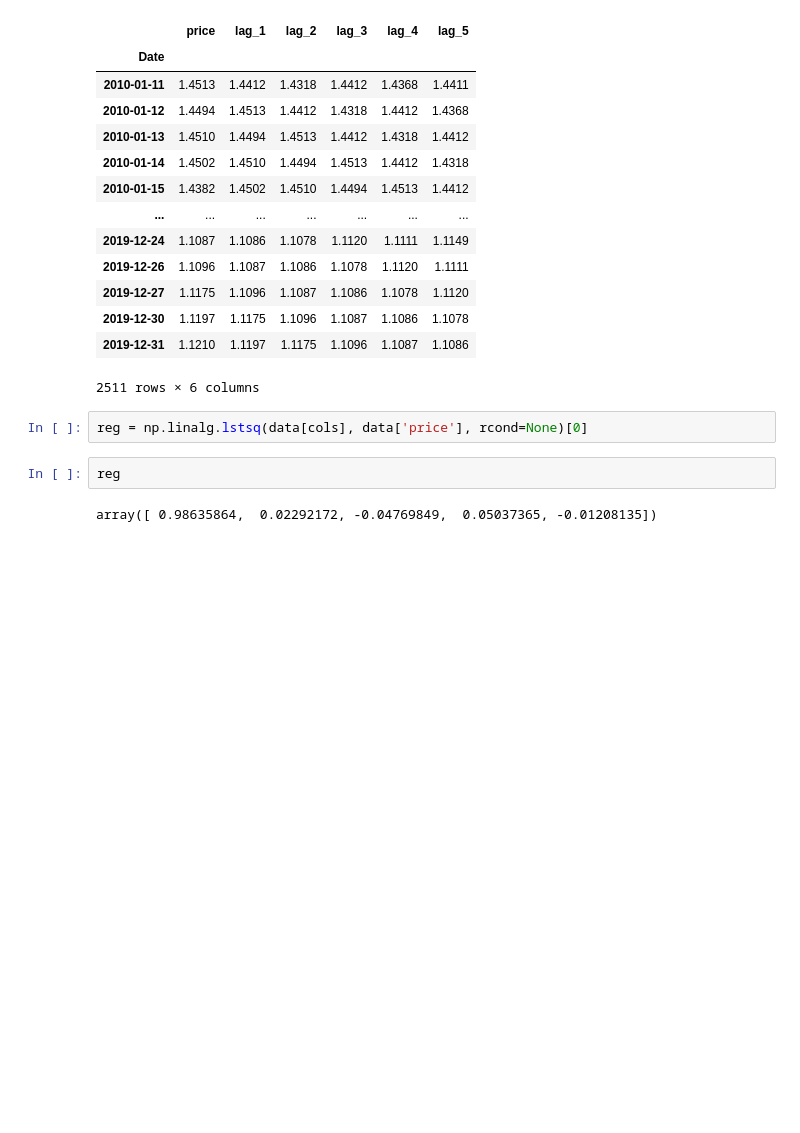
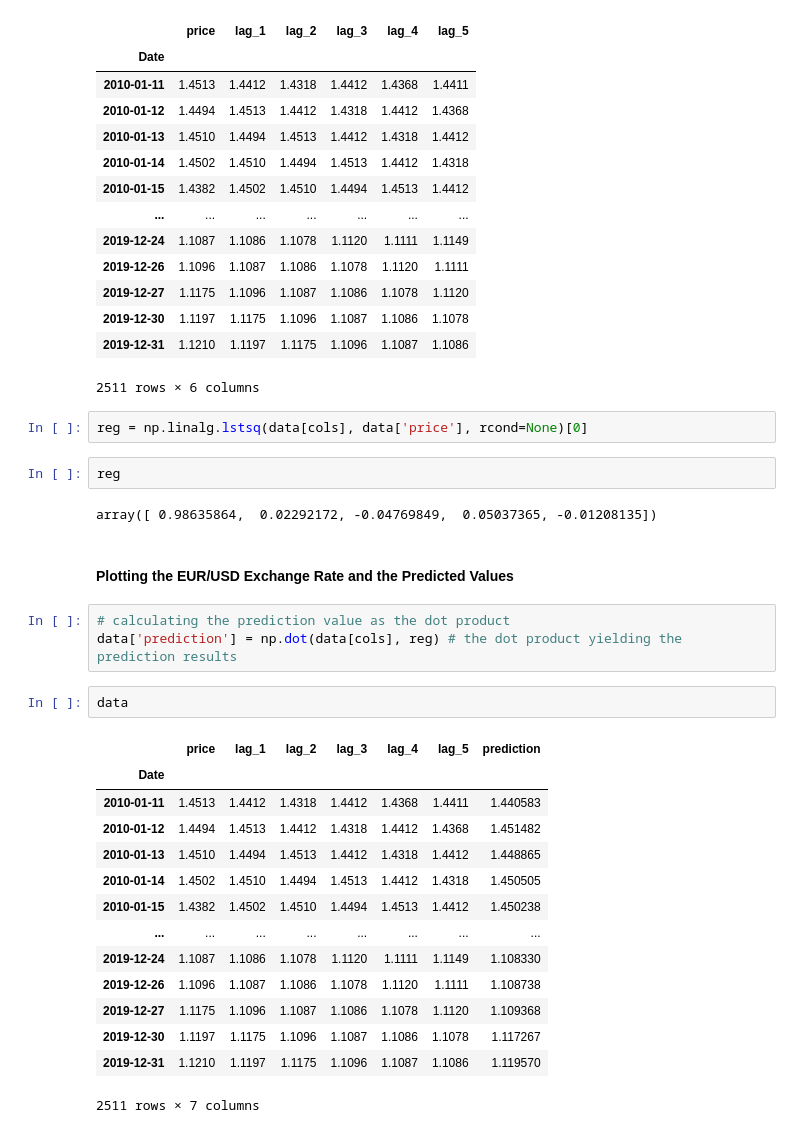
Before and after one commit to mindeleven/Analyzing-financial-data-with-python-and-rust, a Jupyter notebook: algorithmic_trading/algorithmic-trading-hilpisch/python_for_algorithmic_trading/ch05_Predicting_Market_Movements_with_ML/02_predicting_index_levels.ipynb, the cells around one changed output. Drawn from its saved outputs; the diff is of its cells as text; blank space fills up the shorter version.

```diff
--- a/algorithmic_trading/algorithmic-trading-hilpisch/python_for_algorithmic_trading/ch05_Predicting_Market_Movements_with_ML/02_predicting_index_levels.ipynb
+++ b/algorithmic_trading/algorithmic-trading-hilpisch/python_for_algorithmic_trading/ch05_Predicting_Market_Movements_with_ML/02_predicting_index_levels.ipynb
@@ -128,3 +128,25 @@ reg = np.linalg.lstsq(data[cols], data['price'], rcond=None)[0]
 reg
 # %% [output]
 array([ 0.98635864,  0.02292172, -0.04769849,  0.05037365, -0.01208135])
+# %% [markdown]
+#### __Plotting the EUR/USD Exchange Rate and the Predicted Values__
+# %%
+# calculating the prediction value as the dot product
+data['prediction'] = np.dot(data[cols], reg) # the dot product yielding the prediction results
+# %%
+data
+# %% [output]
+|  | price | lag_1 | lag_2 | lag_3 | lag_4 | lag_5 | prediction |
+| Date |  |  |  |  |  |  |  |
+| 2010-01-11 | 1.4513 | 1.4412 | 1.4318 | 1.4412 | 1.4368 | 1.4411 | 1.440583 |
+| 2010-01-12 | 1.4494 | 1.4513 | 1.4412 | 1.4318 | 1.4412 | 1.4368 | 1.451482 |
+| 2010-01-13 | 1.4510 | 1.4494 | 1.4513 | 1.4412 | 1.4318 | 1.4412 | 1.448865 |
+| 2010-01-14 | 1.4502 | 1.4510 | 1.4494 | 1.4513 | 1.4412 | 1.4318 | 1.450505 |
+| 2010-01-15 | 1.4382 | 1.4502 | 1.4510 | 1.4494 | 1.4513 | 1.4412 | 1.450238 |
+| ... | ... | ... | ... | ... | ... | ... | ... |
+| 2019-12-24 | 1.1087 | 1.1086 | 1.1078 | 1.1120 | 1.1111 | 1.1149 | 1.108330 |
+| 2019-12-26 | 1.1096 | 1.1087 | 1.1086 | 1.1078 | 1.1120 | 1.1111 | 1.108738 |
+| 2019-12-27 | 1.1175 | 1.1096 | 1.1087 | 1.1086 | 1.1078 | 1.1120 | 1.109368 |
+| 2019-12-30 | 1.1197 | 1.1175 | 1.1096 | 1.1087 | 1.1086 | 1.1078 | 1.117267 |
+| 2019-12-31 | 1.1210 | 1.1197 | 1.1175 | 1.1096 | 1.1087 | 1.1086 | 1.119570 |
+2511 rows × 7 columns
```
Also changed, not shown: parts of 3 cells of this notebook.
